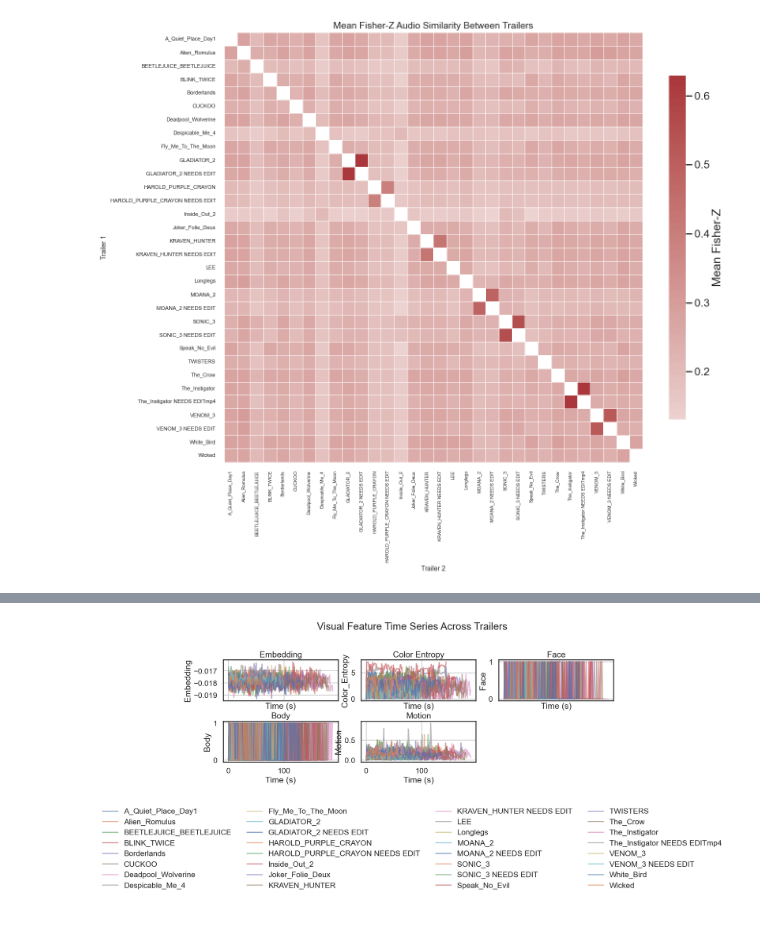
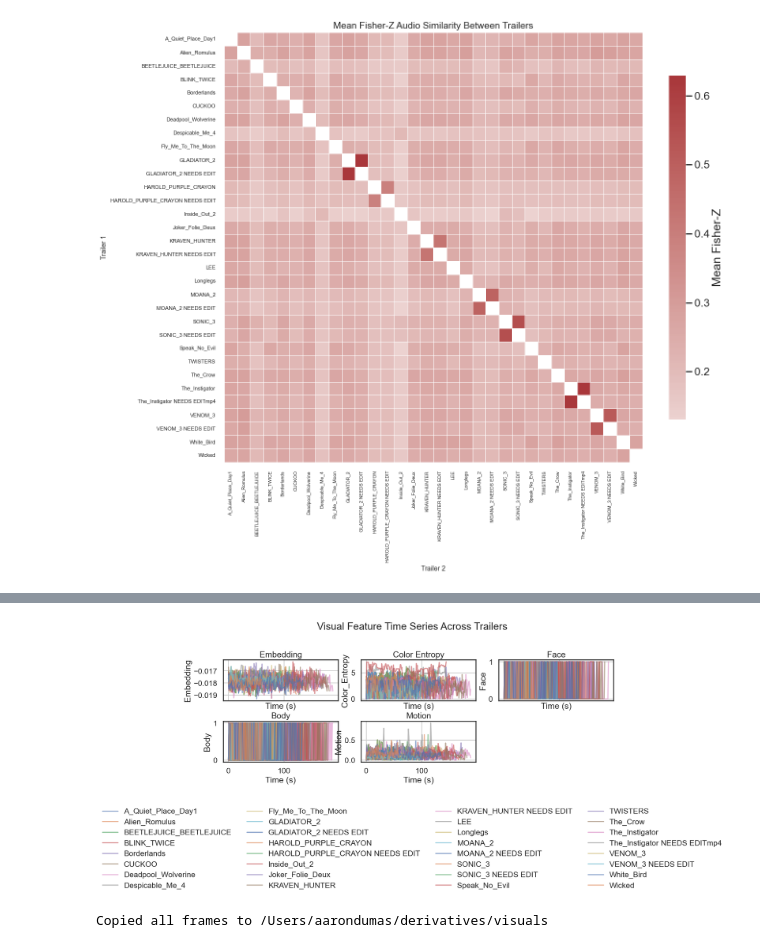
Before and after one commit to AaronD07/EEG_Prediction, a Jupyter notebook: trailer_visual_similarities.ipynb, the cells around one changed output, grey strips where cells are left out. Drawn from its saved outputs; the diff is of its cells as text; code cells hidden in the pictures.

```diff
--- a/trailer_visual_similarities.ipynb
+++ b/trailer_visual_similarities.ipynb
@@ -268,7 +266,14 @@ def process_video_folder(seg):
             small = cv2.resize(img, downscale)
             gray = cv2.cvtColor(small, cv2.COLOR_BGR2GRAY)
 
-            if len(face_cas.detectMultiScale(gray,1.2,5)) > 0:
+            faces = face_cas.detectMultiScale(
+                gray,
+                scaleFactor=1.1,
+                minNeighbors=3,
+                minSize=(24,24),
+                flags=cv2.CASCADE_SCALE_IMAGE
+            )
+            if len(faces) > 0:
                 face_cnt += 1
 
             rects, _ = hog.detectMultiScale(small, winStride=(8,8), padding=(8,8), scale=1.05)
@@ -386,7 +389,14 @@ for seg in segments:
         p = hist/hist.sum() if hist.sum()>0 else np.ones_like(hist)/hist.size
         col_ent = float(entropy(np.where(p==0,1e-12,p), base=2))
 
-        face = 1 if len(face_cas.detectMultiScale(gray,1.2,5))>0 else 0
+        faces = face_cas.detectMultiScale(
+            gray,
+            scaleFactor=1.1,
+            minNeighbors=3,
+            minSize=(24,24),
+            flags=cv2.CASCADE_SCALE_IMAGE
+        )
+        face = 1 if len(faces) > 0 else 0
         rects, _ = hog.detectMultiScale(small, winStride=(8,8), padding=(8,8), scale=1.05)
         body = 1 if len(rects)>0 else 0
 
@@ -405,34 +415,53 @@ for seg in segments:
             'body': body,
             'motion': motion
         })
 
 df_viz = pd.DataFrame(records)
 
 features = ['embedding', 'color_entropy', 'face', 'body', 'motion']
 n = len(features)
 cols = int(np.ceil(np.sqrt(n)))
 rows = int(np.ceil(n/cols))
 fig, axes = plt.subplots(rows, cols, figsize=(5*cols,4*rows), sharex=True)
 axes = axes.flatten()
 
 for ax, feat in zip(axes, features):
     for name, grp in df_viz.groupby('trailer'):
         ax.plot(grp['time_s'], grp[feat], label=name, alpha=0.6)
     ax.set_title(feat.replace('_',' ').title())
     ax.set_xlabel('Time (s)')
     ax.set_ylabel(feat.title())
     ax.grid(True)
 
 for ax in axes[n:]:
     fig.delaxes(ax)
 
 handles, labels = axes[0].get_legend_handles_labels()
 fig.legend(handles, labels, loc='lower center', ncol=4, frameon=False)
 plt.subplots_adjust(hspace=0.5, bottom=0.5)
 plt.suptitle("Visual Feature Time Series Across Trailers", y=1.02)
-
 plt.show()
-
-#These plots are not to be used for comparison, they are just to verify that the extraction over time worked. When training the model, this data will help in finding correlations between visual events and eeg changes.
 # %% [output]
-[figure, old version]
+[figure, new version]
+# %%
+import os
+import glob
+import shutil
+
+
+SRC_FRAME_DIR = FRAME_DIR
+DEST_VISUAL_DIR = os.path.expanduser("~/derivatives/visuals")
+
+
+os.makedirs(DEST_VISUAL_DIR, exist_ok=True)
+
+for seg in segments:
+    src_dir = os.path.join(SRC_FRAME_DIR, seg)
+    dest_dir = os.path.join(DEST_VISUAL_DIR, seg)
+    os.makedirs(dest_dir, exist_ok=True)
+    for img_file in glob.glob(os.path.join(src_dir, f"{seg}_frame_*.jpg")):
+        shutil.copy(img_file, os.path.join(dest_dir, os.path.basename(img_file)))
+
+print(f"Copied all frames to {DEST_VISUAL_DIR}")
+# %% [output]
+Copied all frames to /Users/aarondumas/derivatives/visuals
```
Also changed, not shown: parts of 3 cells of this notebook.
